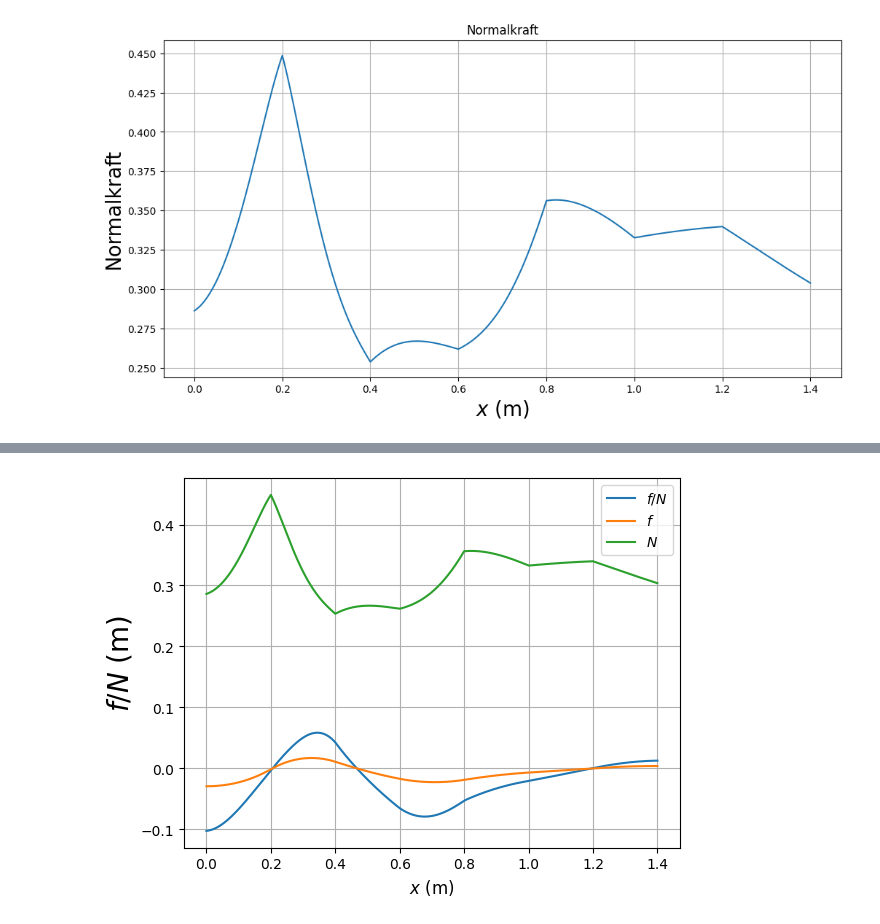
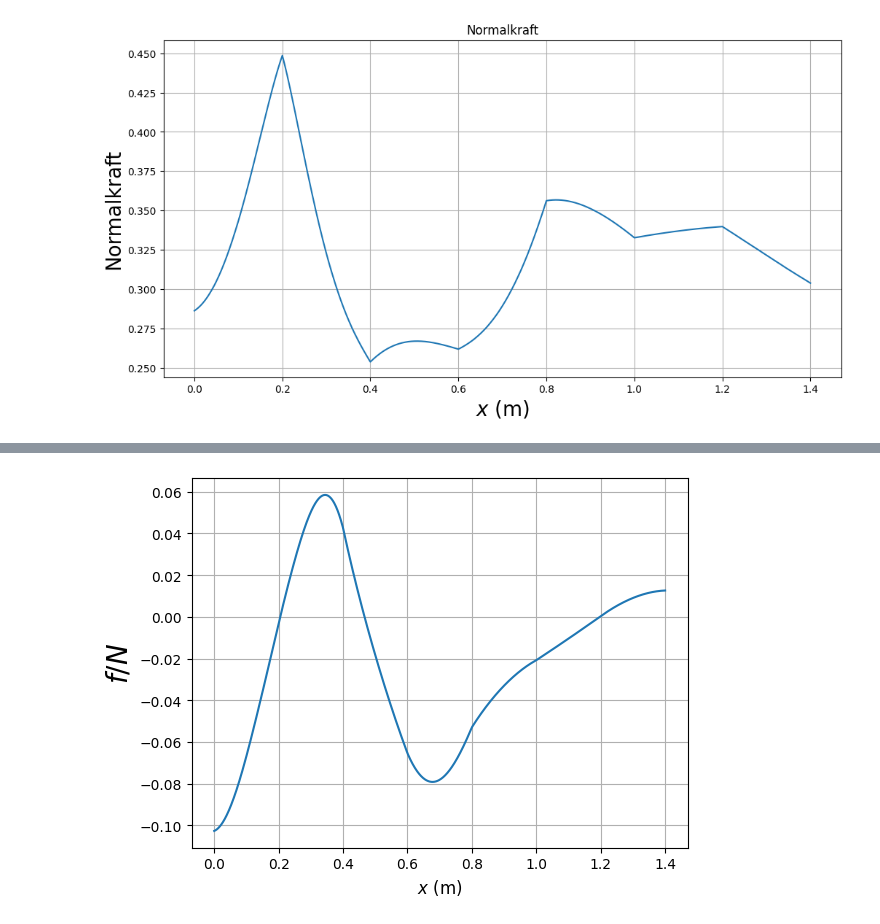
Before and after one commit to KSkrede/FysikkLab, a Jupyter notebook: FysikkLab.ipynb, the cells around one changed output, grey strips where cells are left out. Saved outputs shown, nothing was run; the diff lists cells and outputs as text; code cells hidden in the pictures.

Commit message:
Finished graphs and added labligninger

```diff
--- a/FysikkLab.ipynb
+++ b/FysikkLab.ipynb
@@ -107,22 +101,21 @@ plt.show()
 [figure]
 # %%
 # sentripetalakselerasjon
-def k(x):
+def k():
     return d2y/(1+dy*dy)**(3/2)
 
 
-def a(x):
-    return v()**2 * k(x)
+def a():
+    return v()**2 * k()
 
 # normalkraft
 
-
-def N(x):
-    return M*(9.81*np.cos(betha())+a(x))
+def N():
+    return M*(9.81*np.cos(betha())+a())
 
 
 K = plt.figure('y(x)', figsize=(12, 6))
-plt.plot(x, k(x))
+plt.plot(x, k())
 plt.xlabel('$x$ (m)', fontsize=20)
 plt.ylabel('$K(x)$ (1/m)', fontsize=20)
 plt.grid()
@@ -142,7 +135,7 @@ plt.show()
 # %%
 # friksjon
 
-def friksjon(x):
+def friksjon():
     return (c*M*9.81*np.sin(betha()))/(1+c)
 # %%
 
@@ -196,19 +182,13 @@ plt.show()
 # %%
 # Forholdet mellom friksjonskraften f og normalkraften N
 
-plt.plot(x, friksjon(x)/N(x))
-
-plt.plot(x, friksjon(x))
-plt.plot(x, N(x))
-
+plt.plot(x, friksjon()/N())
 plt.xlabel('$x$ (m)', fontsize=12)
-plt.ylabel('$f/N$ (m)', fontsize=20)
+plt.ylabel('$f/N$', fontsize=20)
 plt.grid()
-plt.legend(['$f/N$', '$f$', '$N$'])
-
 
 plt.show()
 # %% [output]
-[figure, old version]
+[figure, new version]
 # %%
 # Friksjonskraft graf
```
Also changed, not shown: parts of 7 cells of this notebook, 1 other file.
